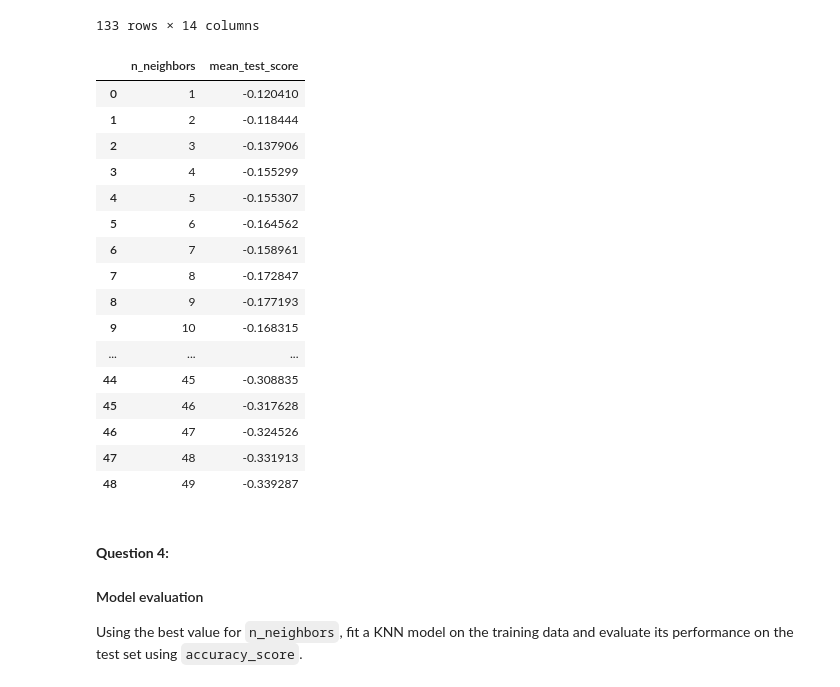
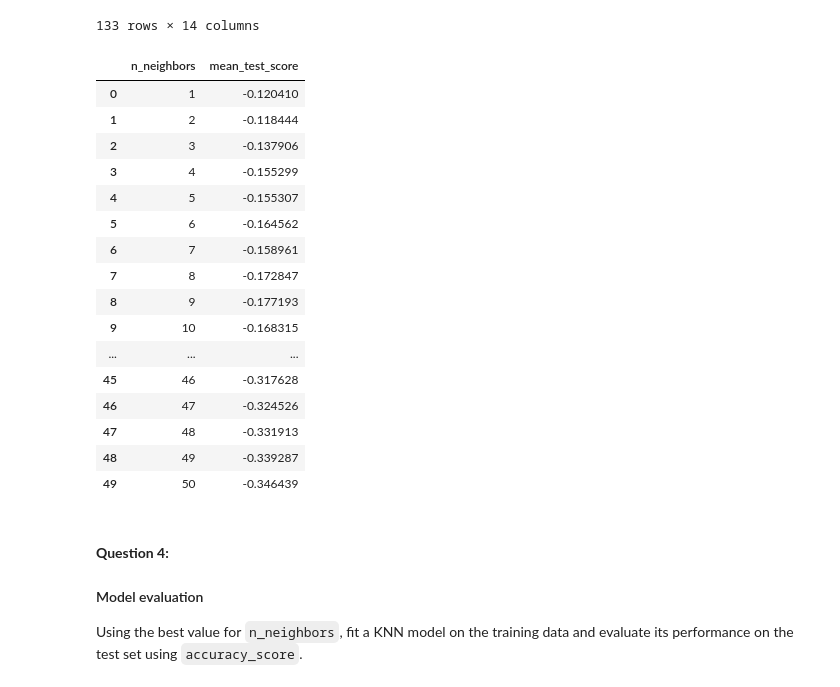
Before and after one commit to aleckhachatryan/LCR, a Jupyter notebook: 02_activities/assignments/assignment_1.ipynb, the cells around one changed output. Cells and saved outputs as stored; diff of their text form; code cells hidden in the pictures.

```diff
--- a/02_activities/assignments/assignment_1.ipynb
+++ b/02_activities/assignments/assignment_1.ipynb
@@ -200,45 +200,45 @@ knn_regressor = KNeighborsRegressor()
 
 # Parameter grid
 param_grid = {
-    "n_neighbors": range(1, 50),
+    "n_neighbors": range(1, 51),
 }
 
 # GridSearchCV
 param_gridsearch = GridSearchCV(
     estimator=knn_regressor,
     param_grid=param_grid,
     cv=10,
     scoring="neg_root_mean_squared_error"
 )
 param_gridsearch.fit(X, y)
 
 # Results
 results = pd.DataFrame(param_gridsearch.cv_results_)
 (
     results[[
         "param_n_neighbors",
         "mean_test_score"
     ]]
     .rename(columns={"param_n_neighbors": "n_neighbors"})
 )
 # %% [output]
 |  | n_neighbors | mean_test_score |
 | 0 | 1 | -0.120410 |
 | 1 | 2 | -0.118444 |
 | 2 | 3 | -0.137906 |
 | 3 | 4 | -0.155299 |
 | 4 | 5 | -0.155307 |
 | 5 | 6 | -0.164562 |
 | 6 | 7 | -0.158961 |
 | 7 | 8 | -0.172847 |
 | 8 | 9 | -0.177193 |
 | 9 | 10 | -0.168315 |
 | ... | ... | ... |
-| 44 | 45 | -0.308835 |
 | 45 | 46 | -0.317628 |
 | 46 | 47 | -0.324526 |
 | 47 | 48 | -0.331913 |
 | 48 | 49 | -0.339287 |
+| 49 | 50 | -0.346439 |
 # %% [markdown]
 #### **Question 4:**
 #### Model evaluation
```
Also changed, not shown: parts of 4 cells of this notebook.
